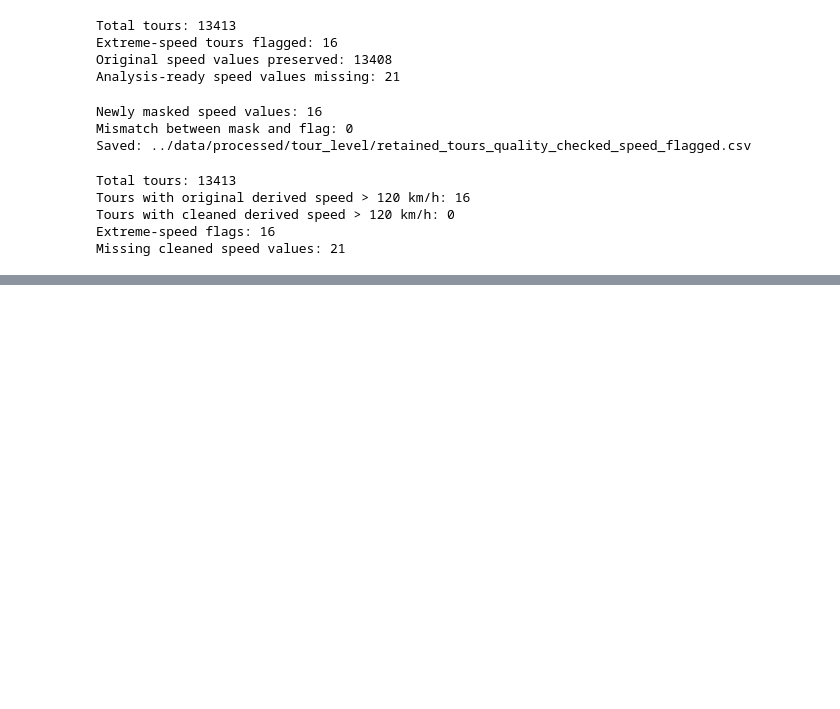
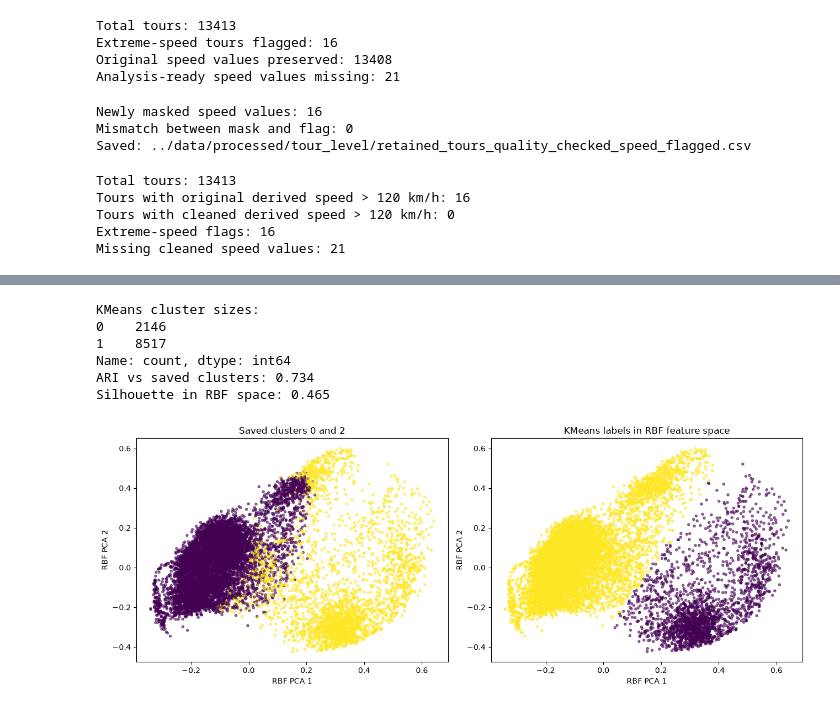
Before and after one commit to Bhargeshjani03/dt-cargo-vehicle-telemetry-, a Jupyter notebook: notebooks/tour_level_PCA.ipynb, the cells around one changed output, grey strips where cells are left out. Drawn from its saved outputs; the diff is of its cells as text; code cells hidden in the pictures; blank space fills up the shorter version.

```diff
--- a/notebooks/tour_level_PCA.ipynb
+++ b/notebooks/tour_level_PCA.ipynb
@@ -852,0 +2037,49 @@ Missing cleaned speed values: 21
+# %%
+from sklearn.cluster import KMeans
+from sklearn.decomposition import PCA
+from sklearn.kernel_approximation import Nystroem
+from sklearn.metrics import adjusted_rand_score, silhouette_score
+
+rbf_features_001 = Nystroem(
+    kernel="rbf",
+    gamma=0.01,
+    n_components=200,
+    random_state=42,
+).fit_transform(X)
+
+kmeans_labels = KMeans(
+    n_clusters=2,
+    n_init=10,
+    random_state=42,
+).fit_predict(rbf_features_001)
+
+saved_labels = tsne_data["cluster"].astype(int).to_numpy()
+plot_coords = PCA(n_components=2, random_state=42).fit_transform(rbf_features_001)
+
+print("KMeans cluster sizes:")
+print(pd.Series(kmeans_labels).value_counts().sort_index())
+print(f"ARI vs saved clusters: {adjusted_rand_score(saved_labels, kmeans_labels):.3f}")
+print(f"Silhouette in RBF space: {silhouette_score(rbf_features_001, kmeans_labels, sample_size=3000, random_state=42):.3f}")
+
+fig, axes = plt.subplots(1, 2, figsize=(13, 5))
+
+axes[0].scatter(plot_coords[:, 0], plot_coords[:, 1], c=saved_labels, s=9, alpha=0.55)
+axes[0].set_title("Saved clusters 0 and 2")
+
+axes[1].scatter(plot_coords[:, 0], plot_coords[:, 1], c=kmeans_labels, s=9, alpha=0.55)
+axes[1].set_title("KMeans labels in RBF feature space")
+
+for ax in axes:
+    ax.set_xlabel("RBF PCA 1")
+    ax.set_ylabel("RBF PCA 2")
+
+plt.tight_layout()
+plt.show()
+# %% [output]
+KMeans cluster sizes:
+0    2146
+1    8517
+Name: count, dtype: int64
+ARI vs saved clusters: 0.734
+Silhouette in RBF space: 0.465
+[figure, added]
```
Also changed, not shown: parts of 33 cells of this notebook, 9 other files.
